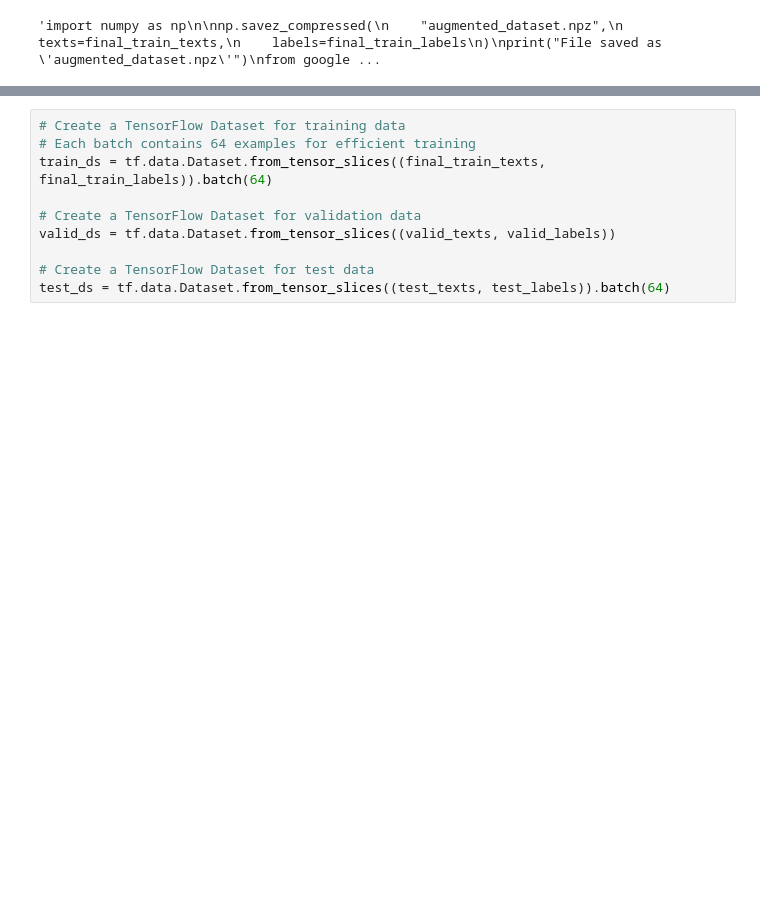
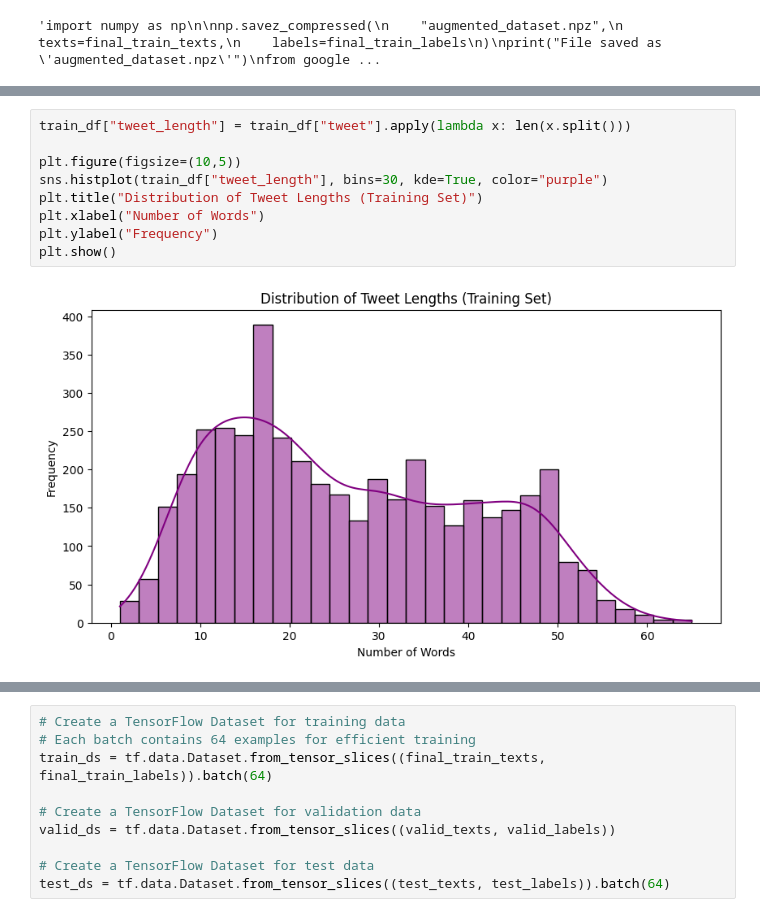
Before and after one commit to LuGorr/Sexist-Tweet-Detection, a Jupyter notebook: A1/Assignment_1.ipynb, the cells around one changed output, grey strips where cells are left out. Saved outputs shown, nothing was run; the diff lists cells and outputs as text; blank space fills up the shorter version.

```diff
--- a/A1/Assignment_1.ipynb
+++ b/A1/Assignment_1.ipynb
@@ -572 +609,12 @@ plt.show()
+# %%
+train_df["tweet_length"] = train_df["tweet"].apply(lambda x: len(x.split()))
+
+plt.figure(figsize=(10,5))
+sns.histplot(train_df["tweet_length"], bins=30, kde=True, color="purple")
+plt.title("Distribution of Tweet Lengths (Training Set)")
+plt.xlabel("Number of Words")
+plt.ylabel("Frequency")
+plt.show()
+# %% [output]
+[figure, added]
 # %%
```
Also changed, not shown: parts of 4 cells of this notebook.
